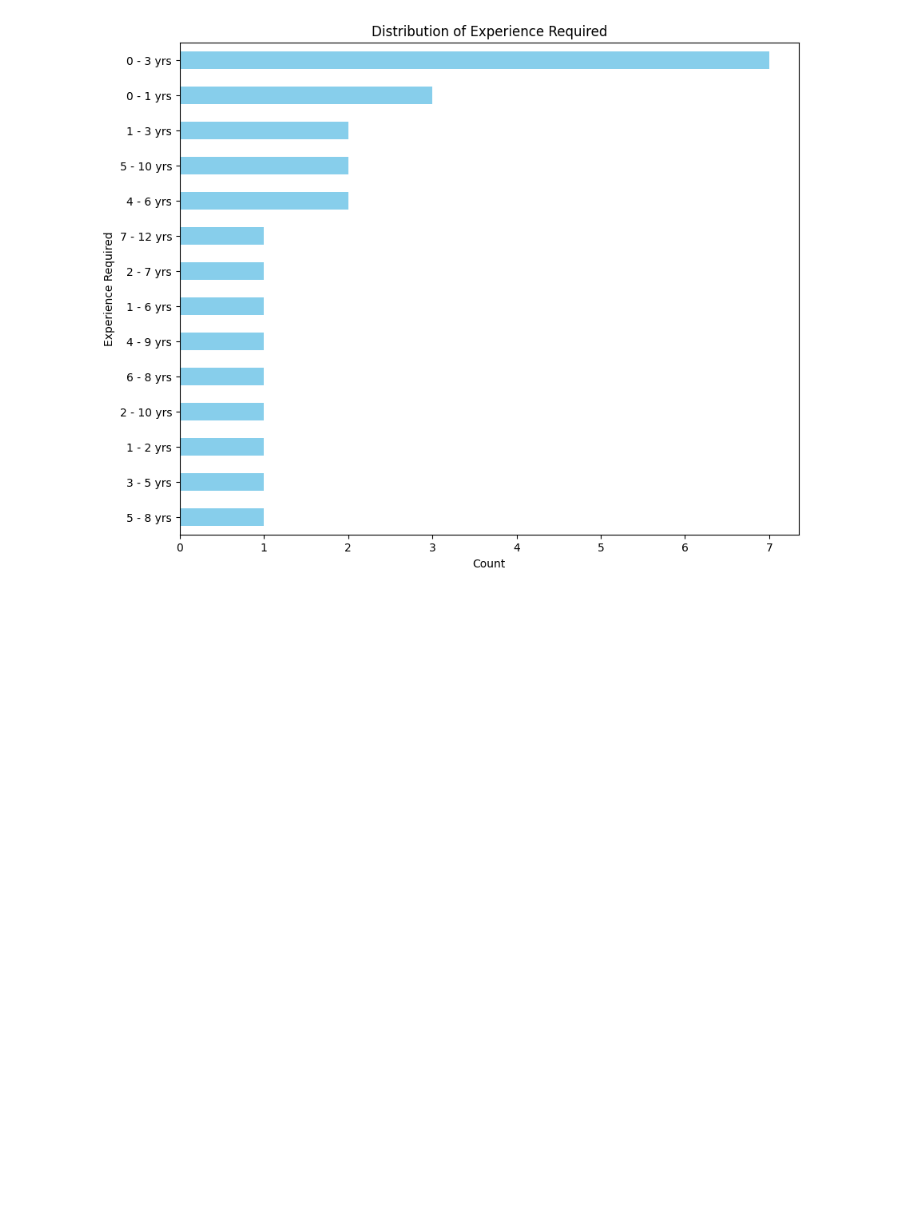
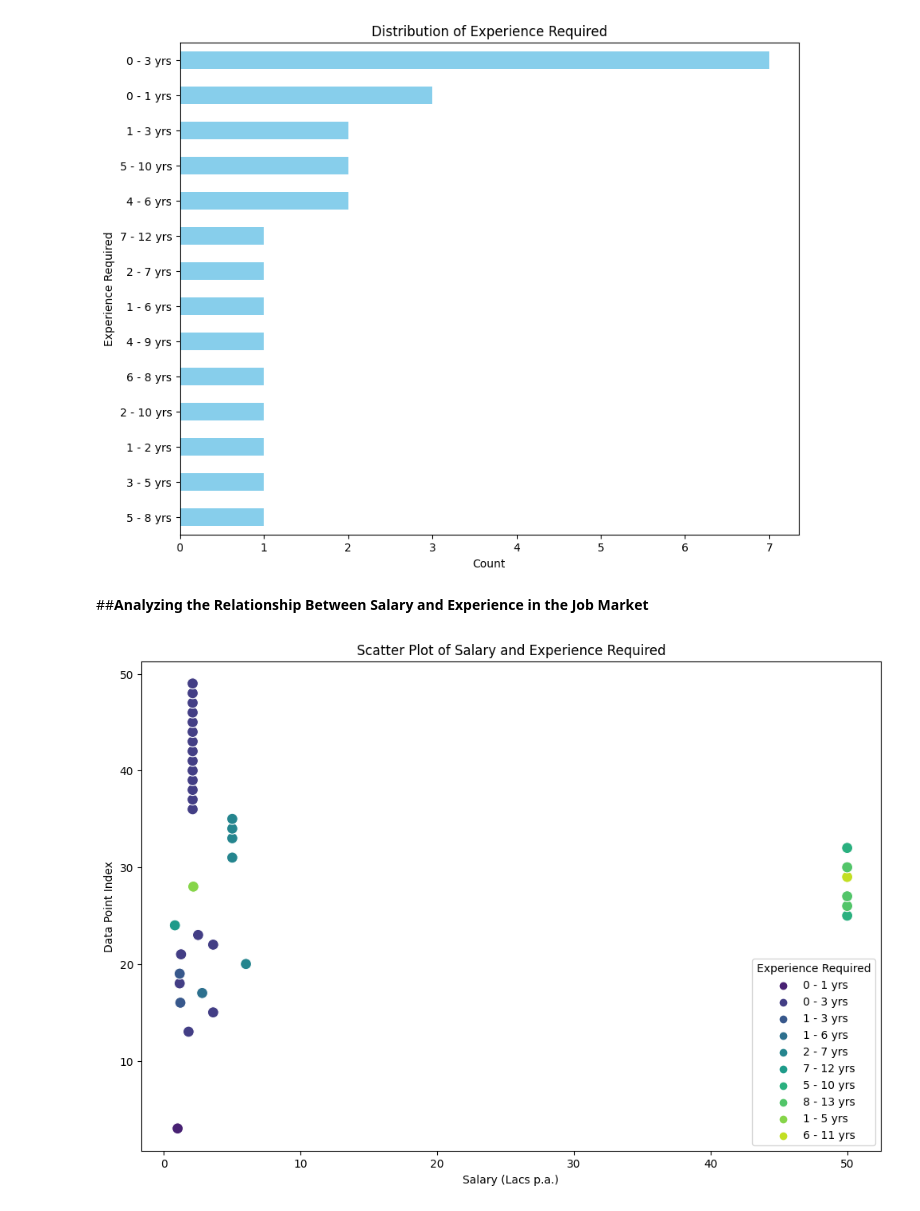
Before and after one commit to rohitpaul09/Web-Scraping-Data-Science-Job-Listings, a Jupyter notebook: Web_Scraping_Job_Listings.ipynb, the cells around one changed output. Saved outputs shown, nothing was run; the diff lists cells and outputs as text; code cells hidden in the pictures; blank space fills up the shorter version.

```diff
--- a/Web_Scraping_Job_Listings.ipynb
+++ b/Web_Scraping_Job_Listings.ipynb
@@ -373,3 +379,30 @@ plt.ylabel('Experience Required')
 plt.show()
 # %% [output]
 [figure]
+# %% [markdown]
+##**Analyzing the Relationship Between Salary and Experience in the Job Market**
+# %%
+import seaborn as sns
+import matplotlib.pyplot as plt
+
+# Remove 'Not Provided' entries from the 'Salary' column
+df_salary = df[df['Salary'] != 'Not Provided'].copy()
+
+# Remove commas from the 'Salary' values and extract them
+df_salary['Salary'] = df_salary['Salary'].str.replace(',', '')
+df_salary['Salary'] = df_salary['Salary'].str.extract(r'([\d.]+)')
+
+# Convert the 'Salary' values to a numeric format for plotting
+df_salary['Salary'] = df_salary['Salary'].astype(float)
+
+# Create a scatter plot with increased point size
+plt.figure(figsize=(12, 8))
+sns.scatterplot(x='Salary', y=df_salary.index, hue='Experience Required', data=df_salary, palette='viridis', s=100)
+plt.title('Scatter Plot of Salary and Experience Required')
+plt.xlabel('Salary (Lacs p.a.)')
+plt.ylabel('Data Point Index')
+
+# Show the plot
+plt.show()
+# %% [output]
+[figure, added]
```
Also changed, not shown: parts of 2 cells of this notebook.
